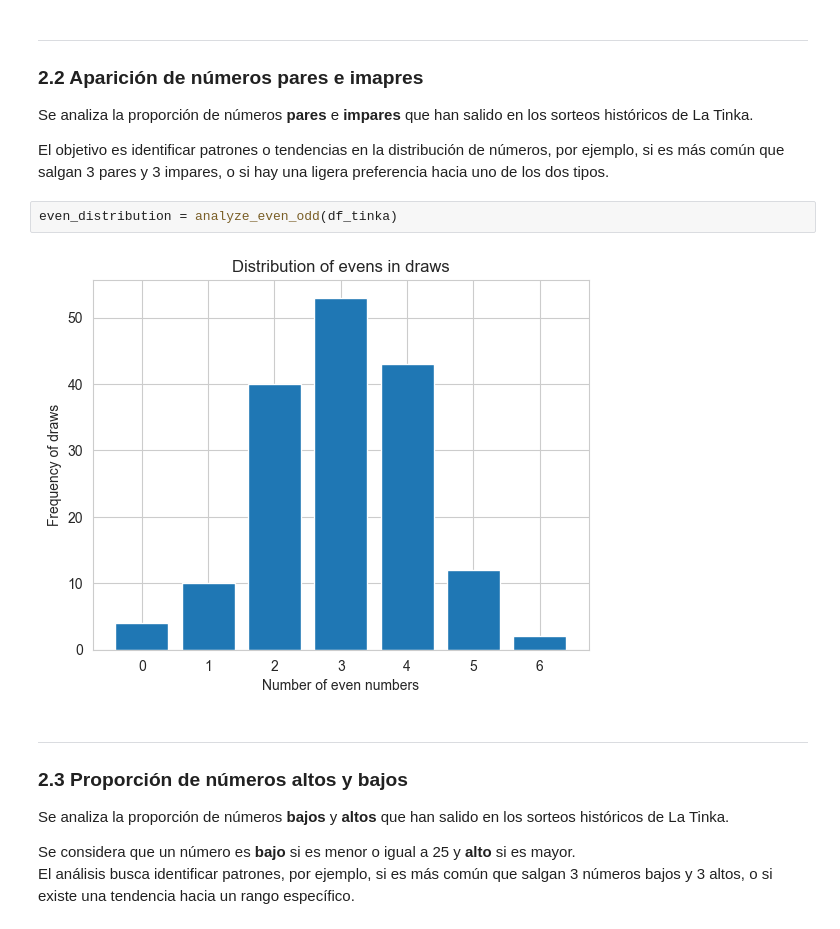
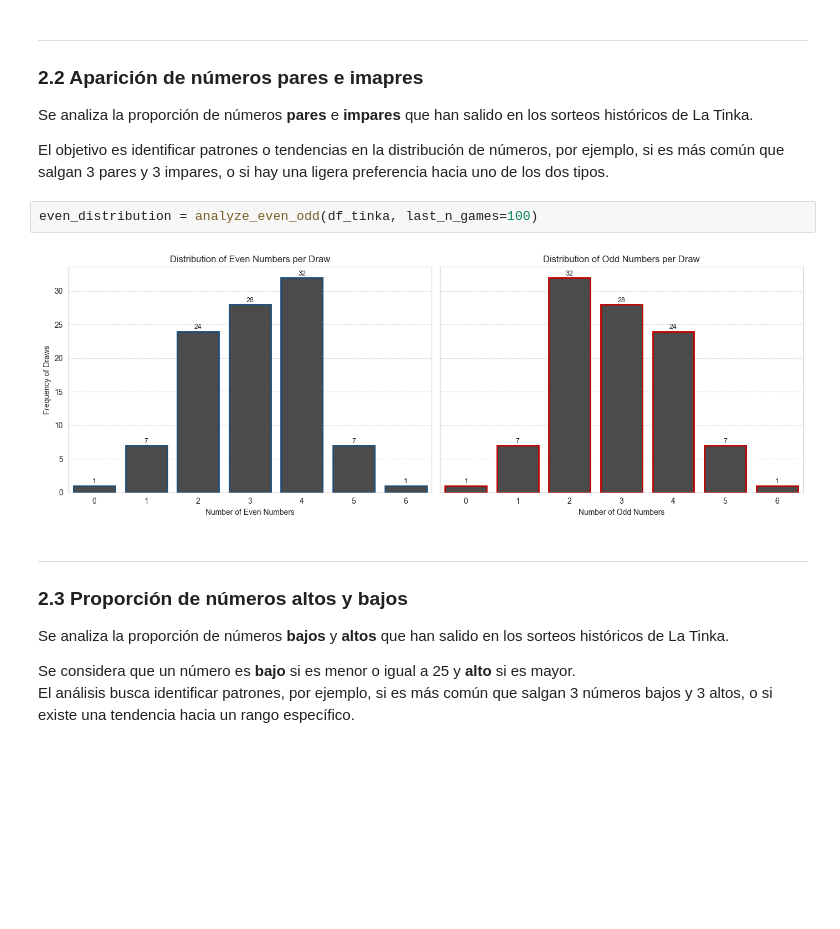
Before and after one commit to EmadScience31416/tinka-luck-model, a Jupyter notebook: Analysis/tinka_analysis.ipynb, the cells around one changed output. Saved outputs shown, nothing was run; the diff lists cells and outputs as text; blank space fills up the shorter version.

```diff
--- a/Analysis/tinka_analysis.ipynb
+++ b/Analysis/tinka_analysis.ipynb
@@ -153,9 +153,9 @@ Se analiza la proporción de números **pares** e **impares** que han salido en
 
 El objetivo es identificar patrones o tendencias en la distribución de números, por ejemplo, si es más común que salgan 3 pares y 3 impares, o si hay una ligera preferencia hacia uno de los dos tipos.
 # %%
-even_distribution = analyze_even_odd(df_tinka)
+even_distribution = analyze_even_odd(df_tinka, last_n_games=100)
 # %% [output]
-[figure, old version]
+[figure, new version]
 # %% [markdown]
 ---
 ### 2.3 Proporción de números altos y bajos
```
Also changed, not shown: parts of 1 cell of this notebook, 1 other file.
